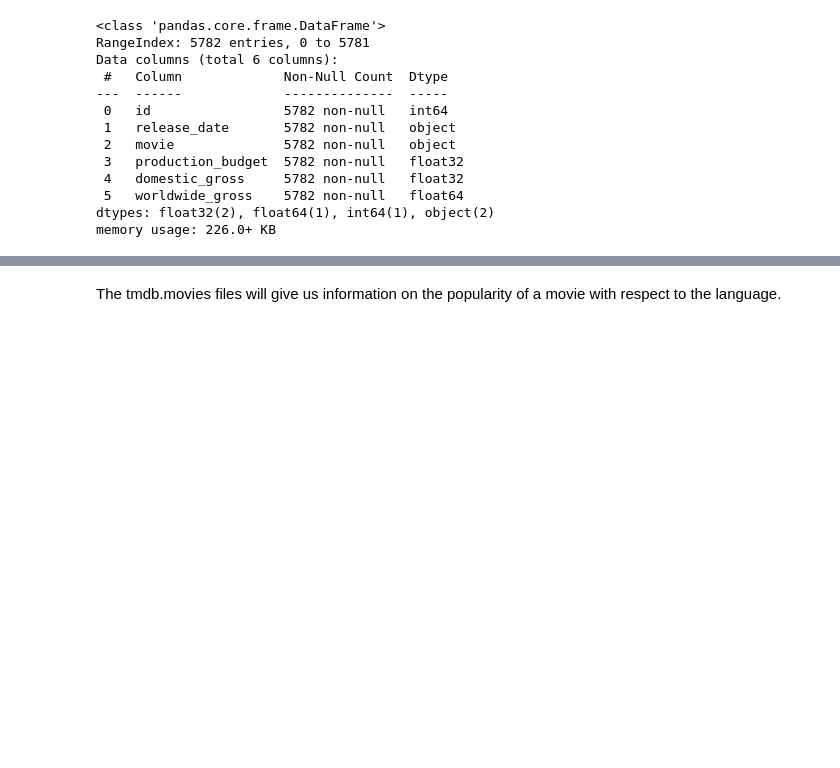
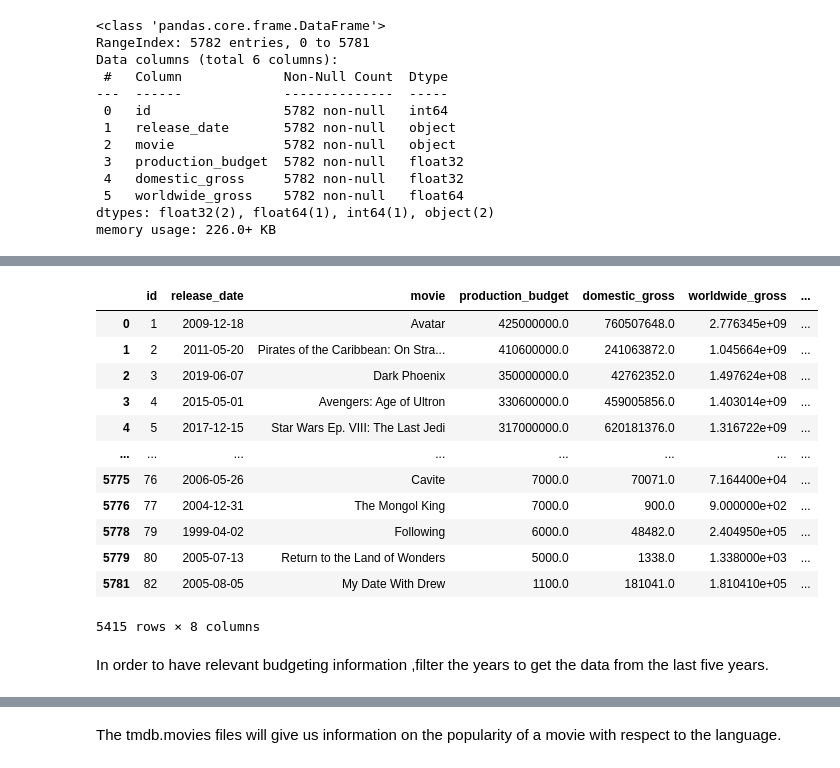
Before and after one commit to MendozaMellah/dsc-phase-1-project-v2-4, a Jupyter notebook: student.ipynb, the cells around one changed output, grey strips where cells are left out. Drawn from its saved outputs; the diff is of its cells as text; code cells hidden in the pictures; blank space fills up the shorter version.

```diff
--- a/student.ipynb
+++ b/student.ipynb
@@ -65,0 +165,22 @@ memory usage: 226.0+ KB
+# %%
+#drop all all rows without the gross values
+movies_budget_drop = movies_budget[(movies_budget['domestic_gross'] == 0) & (movies_budget['worldwide_gross'] == 0)]
+# %%
+movies_budget.drop(movies_budget_drop.index, axis=0, inplace=True)
+movies_budget
+# %% [output]
+|  | id | release_date | movie | production_budget | domestic_gross | worldwide_gross | ... |
+| 0 | 1 | 2009-12-18 | Avatar | 425000000.0 | 760507648.0 | 2.776345e+09 | ... |
+| 1 | 2 | 2011-05-20 | Pirates of the Caribbean: On Stra... | 410600000.0 | 241063872.0 | 1.045664e+09 | ... |
+| 2 | 3 | 2019-06-07 | Dark Phoenix | 350000000.0 | 42762352.0 | 1.497624e+08 | ... |
+| 3 | 4 | 2015-05-01 | Avengers: Age of Ultron | 330600000.0 | 459005856.0 | 1.403014e+09 | ... |
+| 4 | 5 | 2017-12-15 | Star Wars Ep. VIII: The Last Jedi | 317000000.0 | 620181376.0 | 1.316722e+09 | ... |
+| ... | ... | ... | ... | ... | ... | ... | ... |
+| 5775 | 76 | 2006-05-26 | Cavite | 7000.0 | 70071.0 | 7.164400e+04 | ... |
+| 5776 | 77 | 2004-12-31 | The Mongol King | 7000.0 | 900.0 | 9.000000e+02 | ... |
+| 5778 | 79 | 1999-04-02 | Following | 6000.0 | 48482.0 | 2.404950e+05 | ... |
+| 5779 | 80 | 2005-07-13 | Return to the Land of Wonders | 5000.0 | 1338.0 | 1.338000e+03 | ... |
+| 5781 | 82 | 2005-08-05 | My Date With Drew | 1100.0 | 181041.0 | 1.810410e+05 | ... |
+5415 rows × 8 columns
+# %% [markdown]
+In order to have relevant budgeting information ,filter the years to get the data from the last five years.
```
Also changed, not shown: parts of 35 cells of this notebook.
